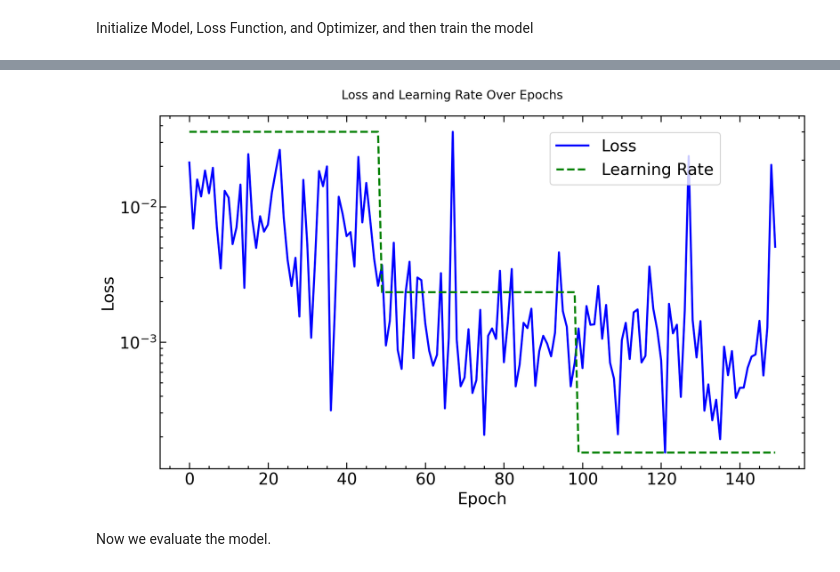
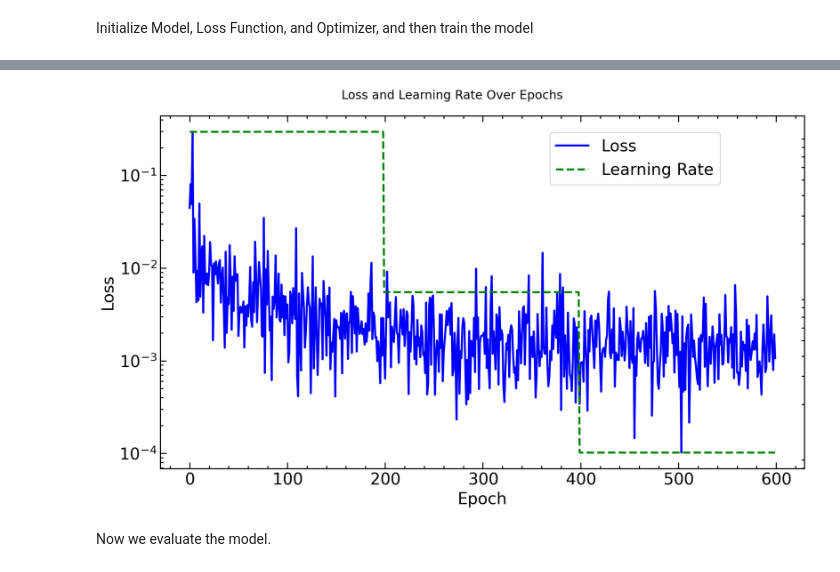
Before and after one commit to Chisen-Lupus/machine-learning-demo, a Jupyter notebook: redshift-prediction-demo.ipynb, the cells around one changed output, grey strips where cells are left out. Saved outputs shown, nothing was run; the diff lists cells and outputs as text; code cells hidden in the pictures.

```diff
--- a/redshift-prediction-demo.ipynb
+++ b/redshift-prediction-demo.ipynb
@@ -264,12 +338,45 @@ class RedshiftPredictor(nn.Module):
+# %%
+class RedshiftPredictorSDSS(nn.Module):
+    def __init__(self, input_length):  # Change input_channels -> input_length
+        super(RedshiftPredictorSDSS, self).__init__()
+
+        self.conv1 = nn.Conv1d(in_channels=1, out_channels=16, kernel_size=3, stride=1, padding=1)
+        self.conv2 = nn.Conv1d(in_channels=16, out_channels=32, kernel_size=3, stride=1, padding=1)
+
+        self.pool = nn.MaxPool1d(kernel_size=2, stride=2)
+
+        self.fc1 = nn.Linear(32 * (input_length // 2), 64)  # Adapt to new input shape
+        self.fc2 = nn.Linear(64, 1)
+
+        self.dropout = nn.Dropout(p=0.9)  # Dropout layer
+
+        self.bn1 = nn.BatchNorm1d(16)
+        self.bn2 = nn.BatchNorm1d(32)
+
+        self.relu = nn.ReLU()
+
+    def forward(self, x):
+        x = self.relu(self.bn1(self.conv1(x)))
+        x = self.relu(self.bn2(self.conv2(x)))
+
+        x = self.pool(x)  # Apply pooling before flattening
+        x = x.view(x.size(0), -1)  # Flatten the output
+        x = self.dropout(x)  # Apply dropout before fully connected layers
+        x = self.relu(self.fc1(x))
+        x = self.fc2(x)  # No activation (for regression)
+
+        return x
 # %% [markdown]
 Initialize Model, Loss Function, and Optimizer, and then train the model
 # %%
-model = RedshiftPredictor().to(device)
+input_channels = len(dataset.basis_wavelength)
+# input_channels = 3500
+model = RedshiftPredictorSDSS(input_channels).to(device)
 criterion = nn.MSELoss()
-optimizer = torch.optim.Adam(model.parameters(), lr=3e-3)
-scheduler = MultiStepLR(optimizer, milestones=[50, 100], gamma=0.1)
+optimizer = torch.optim.Adam(model.parameters(), lr=1e-4)
+scheduler = MultiStepLR(optimizer, milestones=[200, 400], gamma=0.1)
 
-epochs = 150
+epochs = 600
 losses = []
 lrs = []
 for epoch in range(epochs):
@@ -336,4 +443,4 @@ Epoch 150/150, LR: 3e-05, Loss: 0.005067
-[figure, old version]
+[figure, new version]
 # %% [markdown]
 Now we evaluate the model.
 # %%
```
Also changed, not shown: parts of 11 cells of this notebook.
